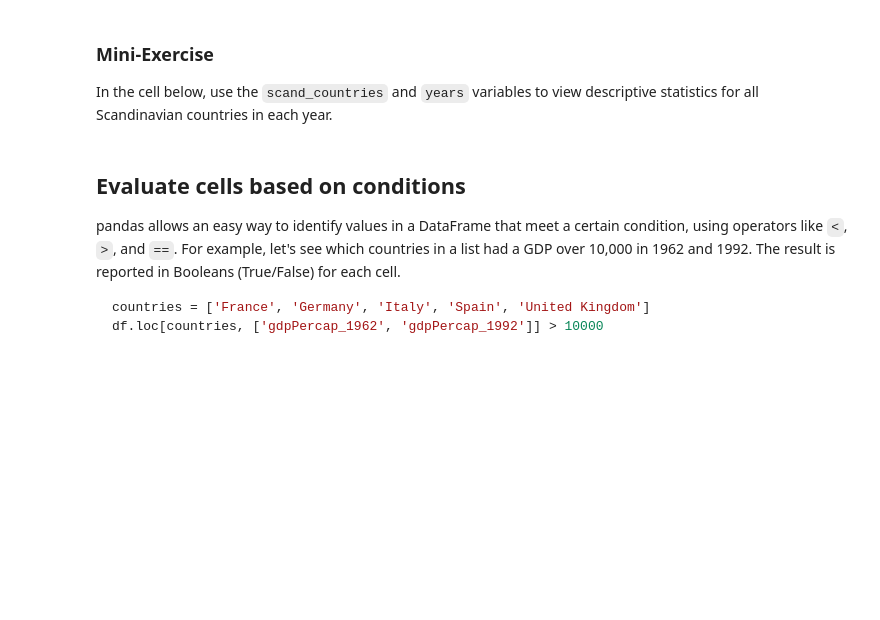
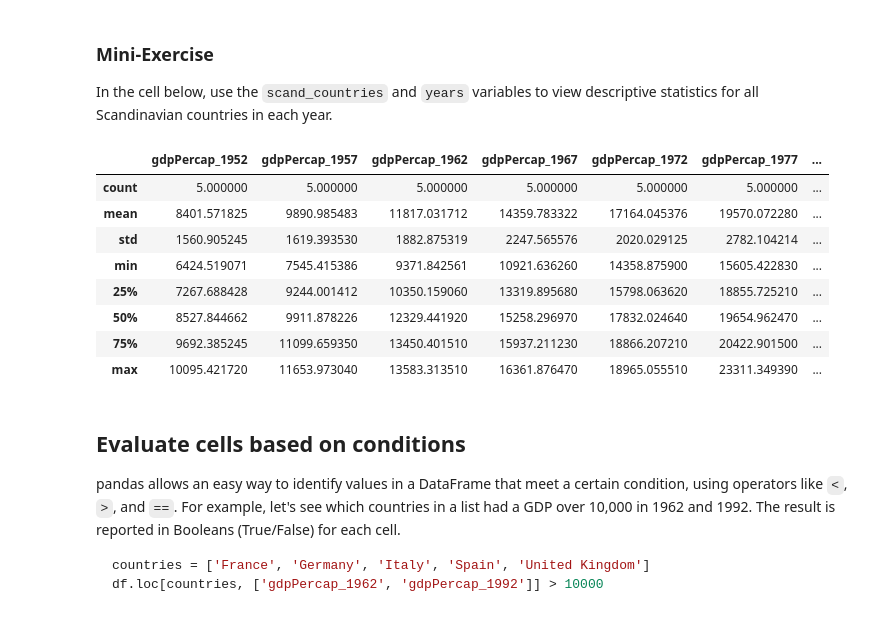
Before and after one commit to neurolawal/python_intro, a Jupyter notebook: 08 - pandas DataFrames/pandas-dataframes.ipynb, the cells around one changed output. Cells and saved outputs as stored; diff of their text form; code cells hidden in the pictures; blank space fills up the shorter version.

```diff
--- a/08 - pandas DataFrames/pandas-dataframes.ipynb
+++ b/08 - pandas DataFrames/pandas-dataframes.ipynb
@@ -510,6 +551,18 @@ df.describe()
 # %% [markdown]
 ### Mini-Exercise
 In the cell below, use the `scand_countries` and `years` variables to view descriptive statistics for all Scandinavian countries in each year.
+# %%
+df.loc[scand_countries].describe()
+# %% [output]
+|  | gdpPercap_1952 | gdpPercap_1957 | gdpPercap_1962 | gdpPercap_1967 | gdpPercap_1972 | gdpPercap_1977 | ... |
+| count | 5.000000 | 5.000000 | 5.000000 | 5.000000 | 5.000000 | 5.000000 | ... |
+| mean | 8401.571825 | 9890.985483 | 11817.031712 | 14359.783322 | 17164.045376 | 19570.072280 | ... |
+| std | 1560.905245 | 1619.393530 | 1882.875319 | 2247.565576 | 2020.029125 | 2782.104214 | ... |
+| min | 6424.519071 | 7545.415386 | 9371.842561 | 10921.636260 | 14358.875900 | 15605.422830 | ... |
+| 25% | 7267.688428 | 9244.001412 | 10350.159060 | 13319.895680 | 15798.063620 | 18855.725210 | ... |
+| 50% | 8527.844662 | 9911.878226 | 12329.441920 | 15258.296970 | 17832.024640 | 19654.962470 | ... |
+| 75% | 9692.385245 | 11099.659350 | 13450.401510 | 15937.211230 | 18866.207210 | 20422.901500 | ... |
+| max | 10095.421720 | 11653.973040 | 13583.313510 | 16361.876470 | 18965.055510 | 23311.349390 | ... |
 # %% [markdown]
 ## Evaluate cells based on conditions
 
```
Also changed, not shown: parts of 11 cells of this notebook.
